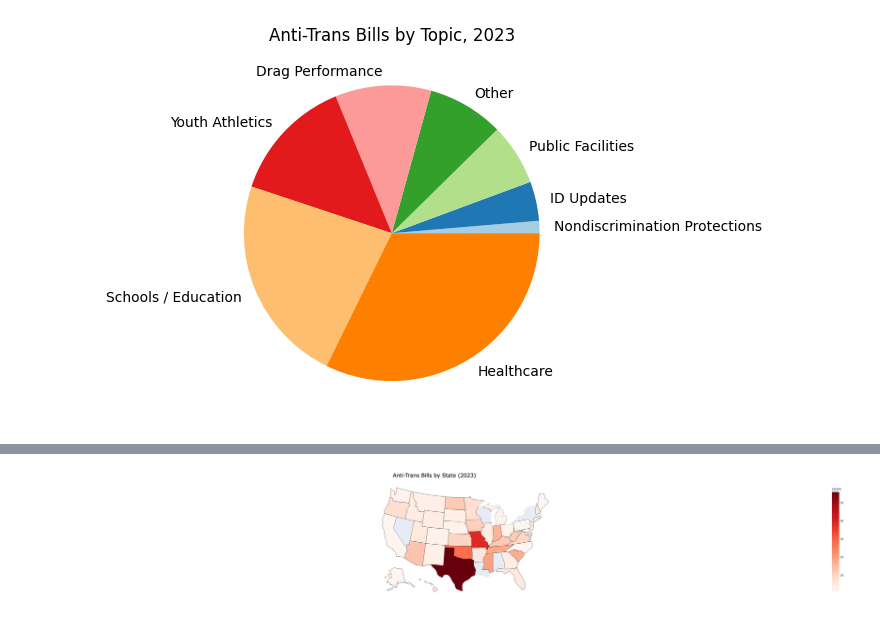
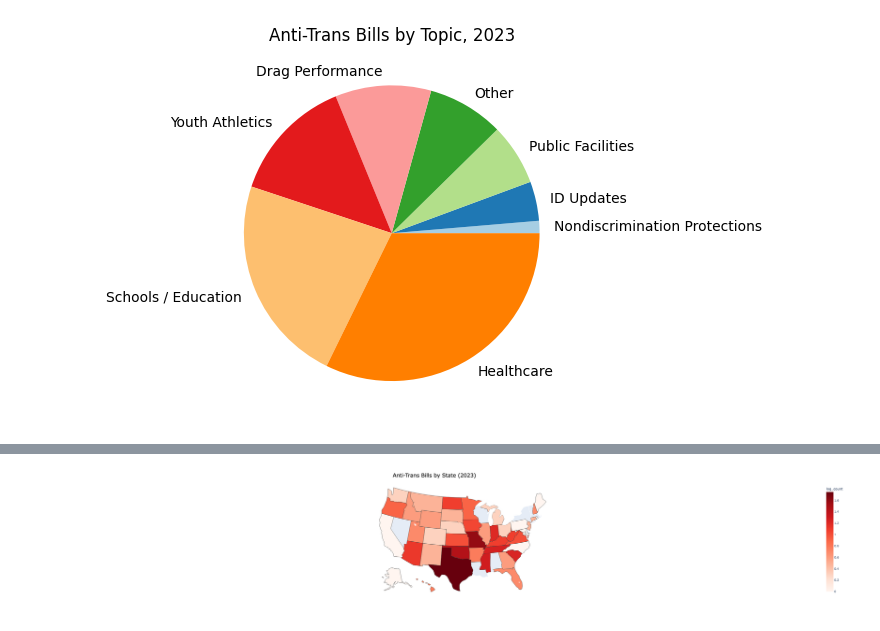
Before and after one commit to amy-langley/tracking-trans-hate-bills, a Jupyter notebook: legiscan_viz.ipynb, the cells around one changed output, grey strips where cells are left out. Saved outputs shown, nothing was run; the diff lists cells and outputs as text; code cells hidden in the pictures.

Commit message:
use log count on choropleth because some states are really going hambone

```diff
--- a/legiscan_viz.ipynb
+++ b/legiscan_viz.ipynb
@@ -121,17 +122,19 @@ data = (
         ['state']
         .value_counts()
         .to_frame()
-        .rename(columns={'state':'count'})
+        .rename(columns={'state':'log_count'})
         .rename_axis('state')
         .reset_index()
 )
+
+data['log_count'] = data['log_count'].transform(lambda x: math.log10(x))
 
 fig = px.choropleth(
     data,
     locations='state',
     locationmode='USA-states',
     scope='usa',
-    color='count',
+    color='log_count',
     color_continuous_scale='reds',
 )
 
@@ -150 +152 @@ fig.show()
-[figure, old version]
+[figure, new version]
```
Also changed, not shown: parts of 2 cells of this notebook.
